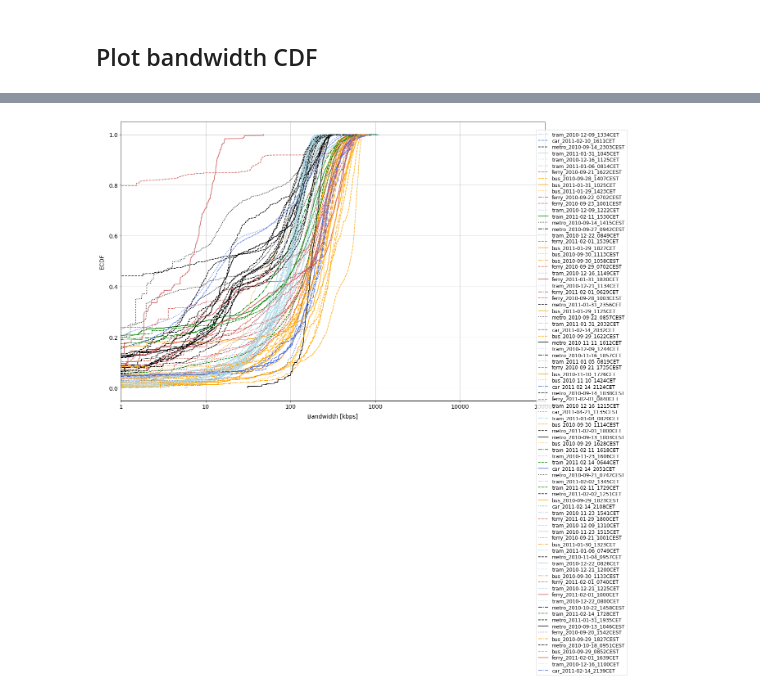
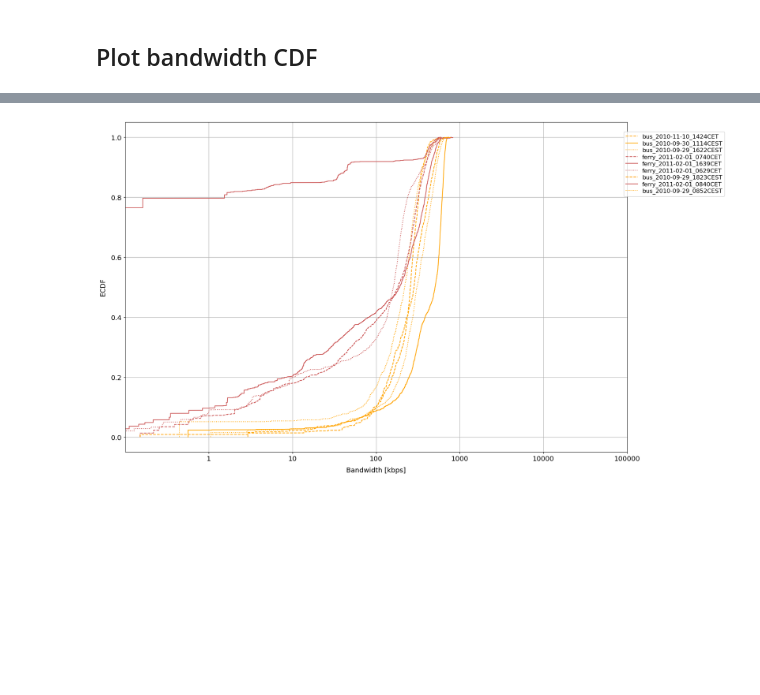
Before and after one commit to denama/ReCoCo, a Jupyter notebook: simulation_analysis/plot_bandwidth_cdf_new_data.ipynb, the cells around one changed output, grey strips where cells are left out. Saved outputs shown, nothing was run; the diff lists cells and outputs as text; code cells hidden in the pictures; blank space fills up the shorter version.

```diff
--- a/simulation_analysis/plot_bandwidth_cdf_new_data.ipynb
+++ b/simulation_analysis/plot_bandwidth_cdf_new_data.ipynb
@@ -29,7 +21,11 @@ from qoe_utils import make_bandwidth_series, get_QoE_rr, get_QoE_delay, get_QoE_
 # %%
 # parent_folder = "../new_data/logs_all_4G_Ghent_json"
-parent_folder = "../new_data/Norway_3G_data_json"
-traces = [os.path.join(parent_folder, log_file) for log_file in os.listdir(parent_folder)]
+# parent_folder = "../new_data/Norway_3G_data_json"
+parent_folder = "../new_data/NY_4G_data_json"
+
+traces = [os.path.join(parent_folder, log_file) for log_file \
+          in os.listdir(parent_folder) if "json" in log_file]
 step_time = 200
-traces
+print("Num traces: ", len(traces))
+print("First five: ", traces[:5])
 # %% [output]
@@ -86,18 +152,18 @@ Freq: 200L, Length: 2125, dtype: float64
 # %%
-
+traces_to_train_on = []
 
 list_cdf_data = lolo_capacities
 
 figsize = (15, 10)
-# labelspacing = 0.2
-# legend_fontsize = 12
-# fontsize = 14
+labelspacing = 0.2
+legend_fontsize = 12
+fontsize = 14
 x_label = "Bandwidth [kbps]"
 
-# colors_dataset = ["#8c564b", "#e377c2", "#7f7f7f", "#bcbd22", "#17becf"]
-# linestyles = ["dashed", "solid", "dotted", "dashdot", (0, (3, 1, 1, 1))]
-# colors_dataset = ["indianred", "teal", "lightgreen"]
-# cd = itertools.cycle(colors_dataset)
+colors_dataset = ["#8c564b", "#e377c2", "#7f7f7f", "#bcbd22", "#17becf"]
+linestyles = ["dashed", "solid", "dotted", "dashdot", (0, (3, 1, 1, 1))]
+colors_dataset = ["indianred", "teal", "lightgreen"]
+cd = itertools.cycle(colors_dataset)
 
 fig, ax = plt.subplots(figsize=figsize)
 ax.tick_params(axis='both', which='minor',
@@ -111,35 +177,49 @@ ax.tick_params(axis='both', which='major',
 c = 0
 for i in range(len(list_cdf_data)):
 
-#     if c%3 == 0:
-#         ls = itertools.cycle(linestyles)
-    c+=1
     data = list_cdf_data[i]
 #     label = trace_dict[traces[i]]
     label = os.path.basename(traces[i]).split(".")[0]
-    cdfx = np.sort(data)
-    cdfy = np.linspace(1 / len(data), 1.0, len(data))
-    if "car" in label:
-        color = "royalblue"
-    elif "bus" in label:
-        color = "orange"
-    elif "foot" in label:
-        color = "indianred"
-    elif "train" in label:
-        color = "green"
-    elif "tram" in label:
-        color = "lightblue"
-    elif "metro" in label:
-        color = "black"
-    elif "ferry" in label:
-        color = "indianred"
 
-    p = plt.plot(cdfx, cdfy,
-                 linestyle=next(ls),
-                 label=label,
-                 color = color
-                )
-    plt.tight_layout()
+    if ((d_capacities[label]["max_first_10s"] >= 400) and (d_capacities[label]["max_first_10s"] <= 1000)) \
+        and ((d_capacities[label]["std_first_10s"] >= 0) and (d_capacities[label]["std_first_10s"] <= 1000)):
+        print(label, "Max ", d_capacities[label]["max_first_10s"], "Std ", d_capacities[label]["std_first_10s"])
+
+    # if d_capacities[label]["std"] > 100:
+    # if "metro" in label or "ferry" in label:
+
+        traces_to_train_on.append(traces[i])
+
+
+        if c%3 == 0:
+            ls = itertools.cycle(linestyles)
+        c+=1
+
+        cdfx = np.sort(data)
+        cdfy = np.linspace(1 / len(data), 1.0, len(data))
+        if "car" in label:
+            color = "royalblue"
+        elif "bus" in label:
+            color = "orange"
+        elif "foot" in label:
+            color = "indianred"
+        elif "train" in label:
+            color = "green"
+        elif "tram" in label:
+            color = "lightblue"
+        elif "metro" in label:
+            color = "black"
+        elif "ferry" in label:
+            color = "indianred"
+
+        p = plt.plot(cdfx, cdfy,
+                     linestyle=next(ls),
+                     label=label,
+                     color = color
+                    )
+        plt.tight_layout()
+
+print("Number of traces plotted: ", c)
 
 # plt.xticks(np.arange(0,26,2))
 plt.xscale('log')
@@ -148,7 +228,7 @@ ax.tick_params(axis='y', labelsize=fontsize)
 ax.tick_params(axis='x', labelsize=fontsize)
 
 plt.xlabel(x_label, fontsize=fontsize, labelpad=10)
-plt.xlim(1,100000)
+plt.xlim(0.1,100000)
 plt.ylabel('ECDF', fontsize=fontsize, labelpad=10)
 plt.grid()
 
@@ -158,6 +238,10 @@ plt.legend(prop={'size': legend_fontsize}, labelspacing=labelspacing,
            bbox_to_anchor=(1.2,0.98)
           )
 
+if "ghent" in parent_folder:
+    plt.savefig("plots/bandwidth_ghent_bla.png",  bbox_inches='tight')
+else:
+    plt.savefig("plots/bandwidth_norway.png",  bbox_inches='tight')
 
 # plt.savefig("plots/bandwidth_all_traces.pdf",  bbox_inches='tight')
 # plt.savefig("plots/bandwidth_all_traces.png",  bbox_inches='tight', dpi=500, transparent=True)
@@ -166 +259 @@ plt.legend(prop={'size': legend_fontsize}, labelspacing=labelspacing,
-[figure, old version]
+[figure, new version]
```
Also changed, not shown: parts of 15 cells of this notebook, 8 other files.
